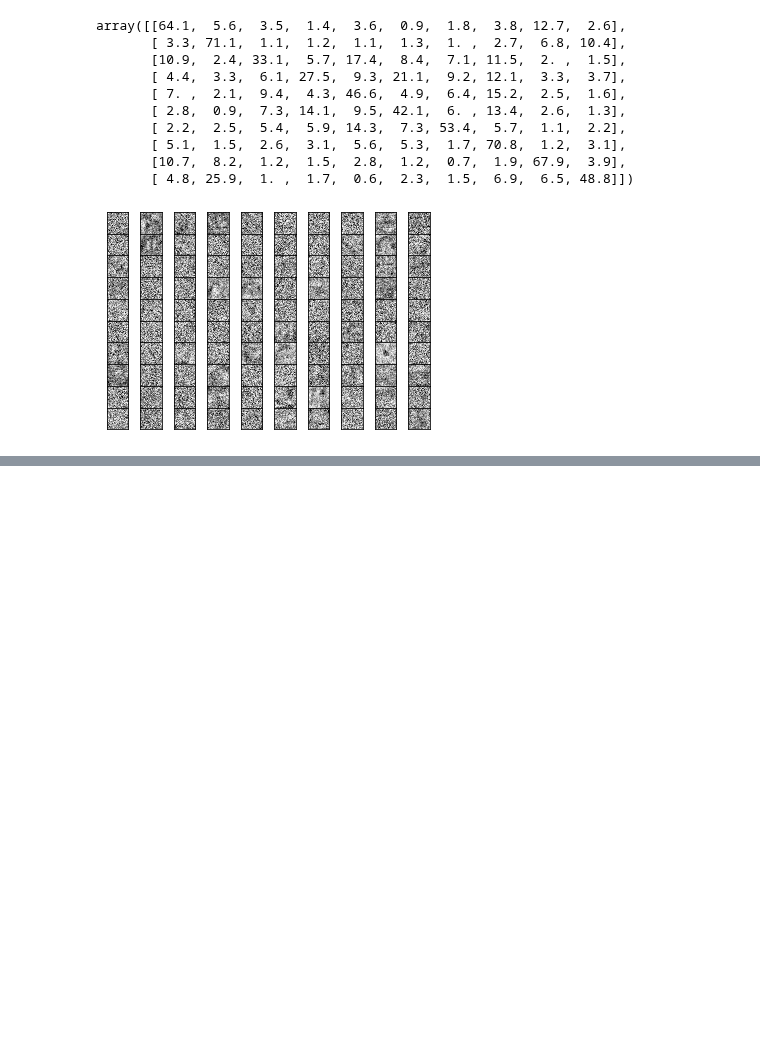
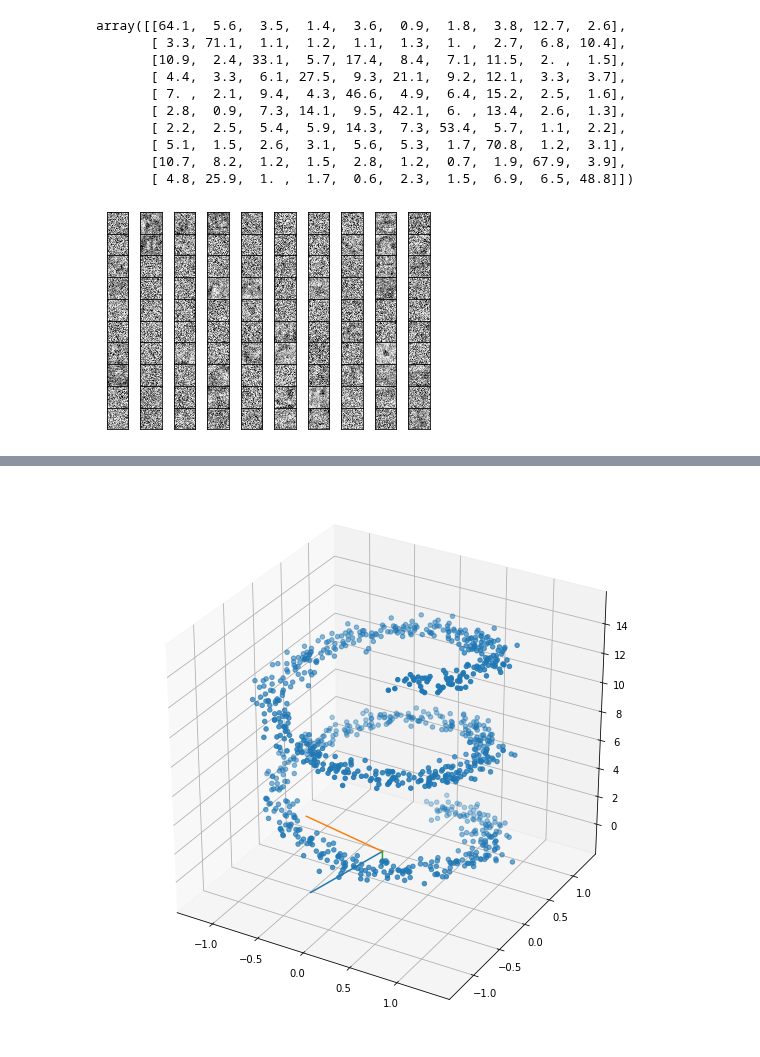
Before and after one commit to Cpicon/DataSciencePythonCourse, a Jupyter notebook: 12NNs/1_IntroNNs.ipynb, the cells around one changed output, grey strips where cells are left out. Cells and saved outputs as stored; diff of their text form; code cells hidden in the pictures; blank space fills up the shorter version.

```diff
--- a/12NNs/1_IntroNNs.ipynb
+++ b/12NNs/1_IntroNNs.ipynb
@@ -459,0 +510,10 @@ plt.show()
+# %%
+fig = plt.figure(figsize=(10,10))
+ax = plt.axes(projection='3d')
+
+ax.scatter3D(xdata, ydata, zdata, cmap='Greens');
+for i in range(len(v)):
+    ax.plot([0,v[i][2]],[0,v[i][1]],[0,v[i][0]])
+plt.show()
+# %% [output]
+[figure, added]
```
Also changed, not shown: parts of 6 cells of this notebook.
